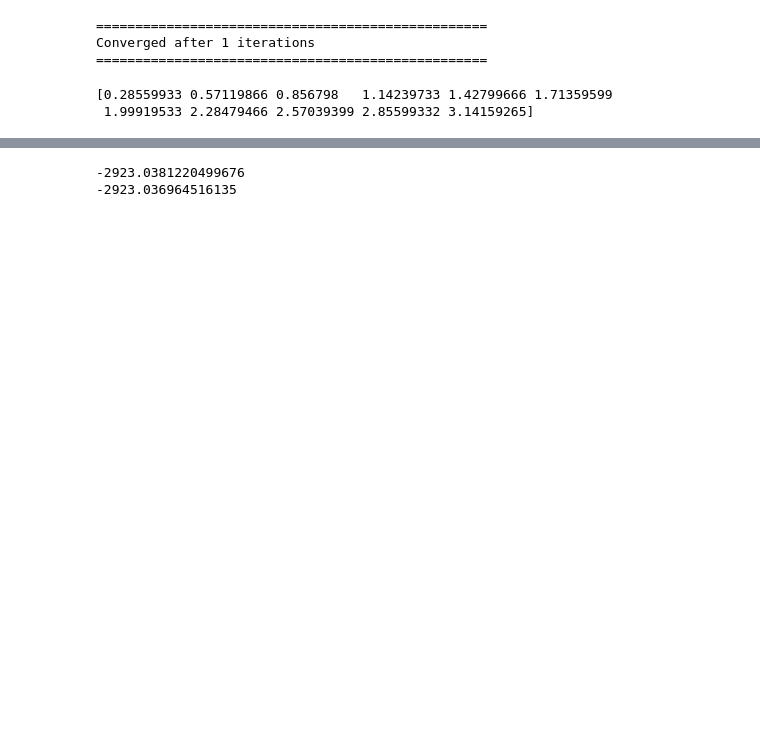
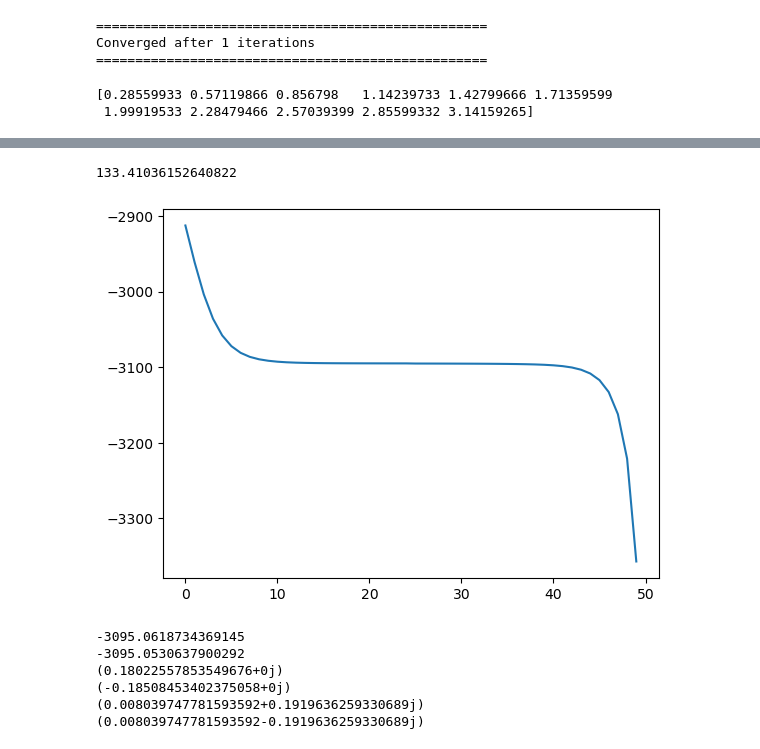
Before and after one commit to emilssp/master-thesis-codebase, a Jupyter notebook: notebooks/free.ipynb, the cells around one changed output, grey strips where cells are left out. Cells and saved outputs as stored; diff of their text form; code cells hidden in the pictures; blank space fills up the shorter version.

```diff
--- a/notebooks/free.ipynb
+++ b/notebooks/free.ipynb
@@ -61,7 +61,7 @@ lattice = Lattice(X, Y)
 
 t = 1
 mu = 1.8 * t * np.ones(lattice.X)
-T = 0.01
+T = 1e-6
 
 U0 = 2 * t
 U = U0 * np.ones(lattice.X)
@@ -82,4 +82,18 @@ print(free)
 # %%
-F_swave, F_dwave, F_px, F_py = bdg_sc(H, rtol=0.1,atol=1e-4, maxiter=1000, temperature=T)
+Free_arr = np.zeros(50)
+
+H = Hamiltonian(t, mu, lattice,
+                U=None, V_prime=None, V=V,
+                F_init=[0.1, -0.1, 0.1j, -0.1j])
+for i in range(25):
+    F_swave, F_dwave, F_px, F_py = bdg_sc(H, rtol=0.1,atol=1e-4, maxiter=1, temperature=T)
+    Free_arr[i] = H.free
+
+H = Hamiltonian(t, mu, lattice,
+                U=None, V_prime=None, V=V,
+                F_init=[0.3, -0.3, 0.3j, -0.3j])
+for i in range(25):
+    F_swave, F_dwave, F_px, F_py = bdg_sc(H, rtol=0.1,atol=1e-4, maxiter=1, temperature=T)
+    Free_arr[49-i] = H.free
 # %% [output]
 ==================================================
@@ -88,9 +116,29 @@ Converged after 1 iterations
+# %%
+plt.plot(Free_arr)
+print(H.free_energy_const_term())
+# %% [output]
+133.41036152640822
+[figure, added]
 # %%
 free = H.free
 print(free)
 
-free = H.free_energy(temperature=T)
+free = H.free_energy(T)
 print(free)
+
+F_xplus = np.mean(H.F_xplus)
+F_xmin = np.mean(H.F_xmin)
+F_yplus = np.mean(H.F_yplus)
+F_ymin = np.mean(H.F_ymin)
+
+print(F_xplus)
+print(F_xmin)
+print(F_yplus)
+print(F_ymin)
 # %% [output]
--2923.0381220499676
--2923.036964516135
+-3095.0618734369145
+-3095.0530637900292
+(0.18022557853549676+0j)
+(-0.18508453402375058+0j)
+(0.008039747781593592+0.1919636259330689j)
+(0.008039747781593592-0.1919636259330689j)
```
Also changed, not shown: parts of 3 cells of this notebook, 26 other files.
